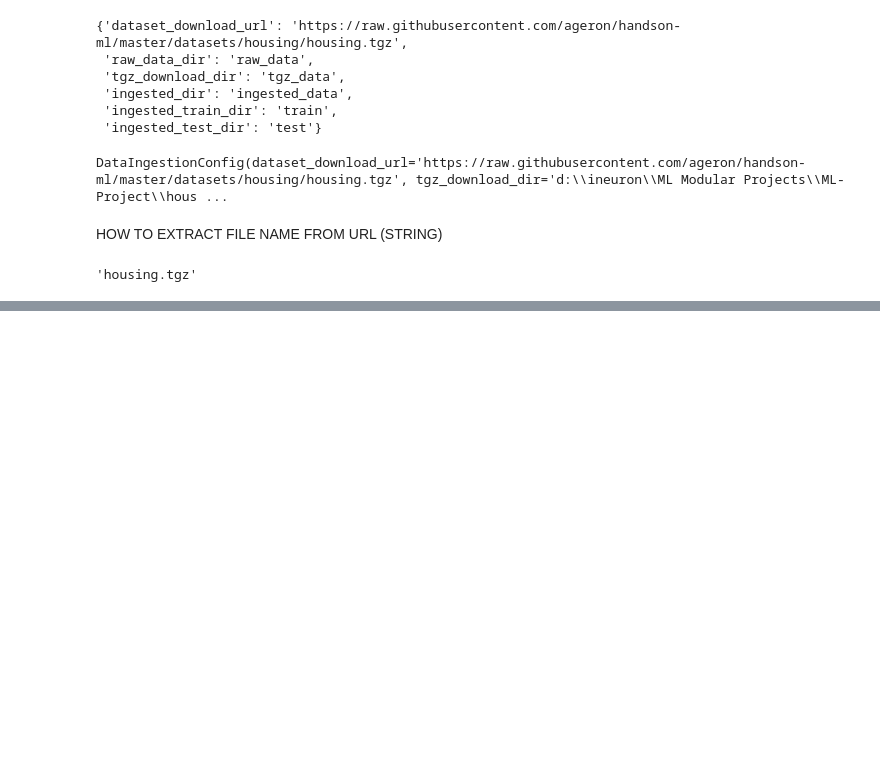
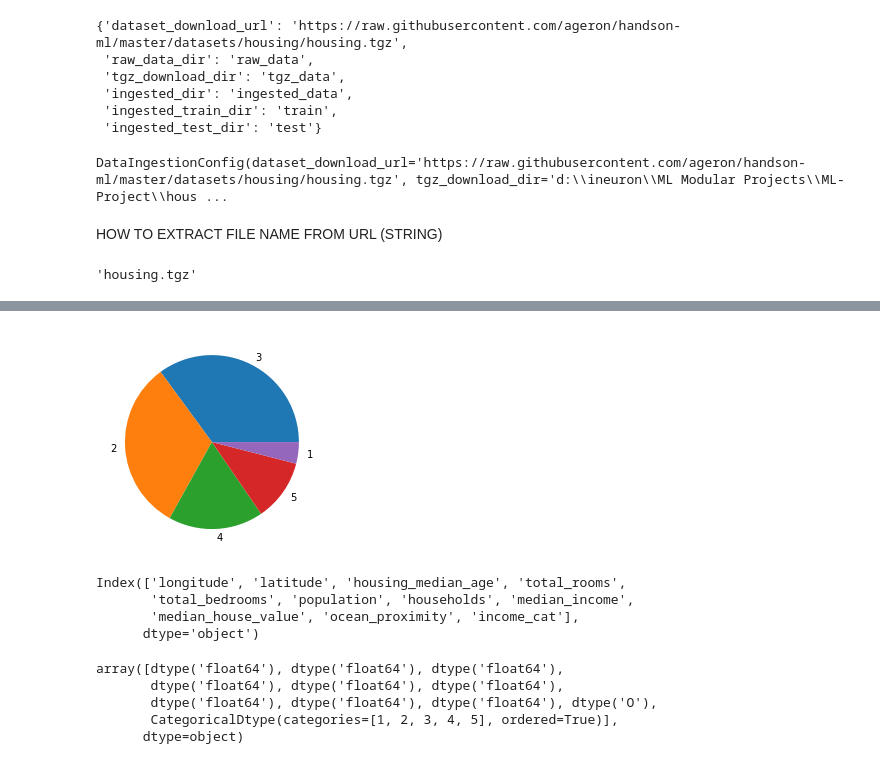
Before and after one commit to AshishPatil401/ML-Project, a Jupyter notebook: notebook/example.ipynb, the cells around one changed output, grey strips where cells are left out. Cells and saved outputs as stored; diff of their text form; code cells hidden in the pictures; blank space fills up the shorter version.

```diff
--- a/notebook/example.ipynb
+++ b/notebook/example.ipynb
@@ -255,0 +315,2 @@ os.path.basename(url)
+# %%
+test_df = housing_data_frame.loc[test_ix]
@@ -255,0 +327,21 @@ os.path.basename(url)
+# %%
+plt.pie(test_df.income_cat.value_counts(),
+        labels=test_df.income_cat.value_counts().index)
+plt.show()
+# %% [output]
+[figure, added]
+# %%
+housing_data_frame.columns
+# %% [output]
+Index(['longitude', 'latitude', 'housing_median_age', 'total_rooms',
+       'total_bedrooms', 'population', 'households', 'median_income',
+       'median_house_value', 'ocean_proximity', 'income_cat'],
+      dtype='object')
+# %%
+housing_data_frame.dtypes.values
+# %% [output]
+array([dtype('float64'), dtype('float64'), dtype('float64'),
+       dtype('float64'), dtype('float64'), dtype('float64'),
+       dtype('float64'), dtype('float64'), dtype('float64'), dtype('O'),
+       CategoricalDtype(categories=[1, 2, 3, 4, 5], ordered=True)],
+      dtype=object)
```
Also changed, not shown: parts of 21 cells of this notebook, 10 other files.
